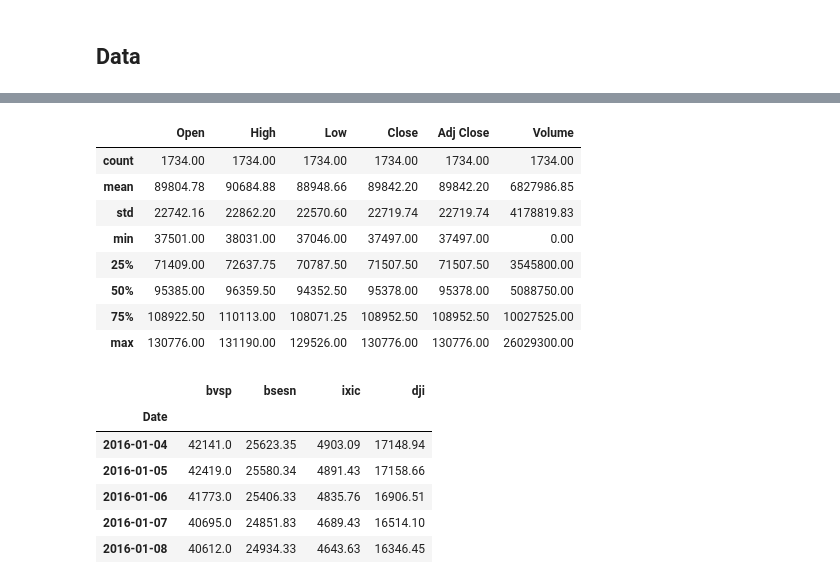
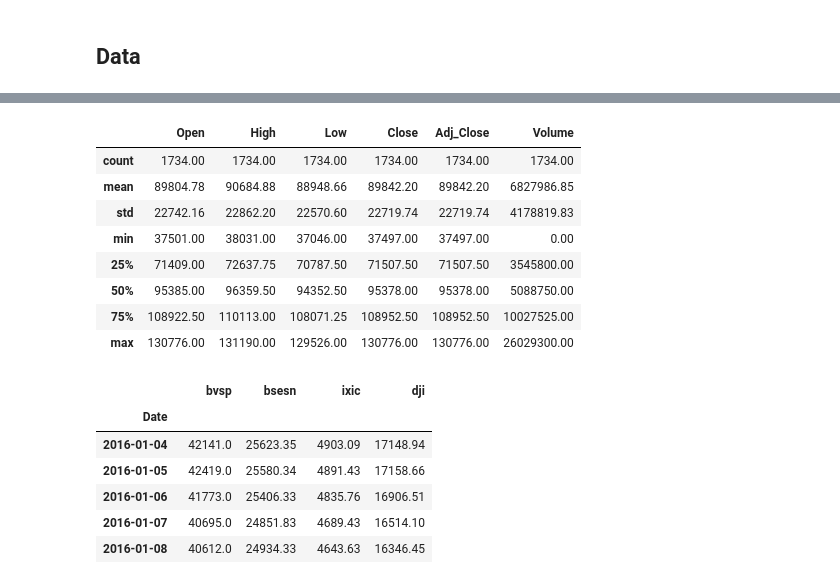
Before and after one commit to fernandopmarciano/Data_Analisys, a Jupyter notebook: Market_Forecast/notebook.ipynb, the cells around one changed output, grey strips where cells are left out. Drawn from its saved outputs; the diff is of its cells as text; code cells hidden in the pictures.

```diff
--- a/Market_Forecast/notebook.ipynb
+++ b/Market_Forecast/notebook.ipynb
@@ -18,4 +18,9 @@ bvsp_raw_data = yf.download('^BVSP', start='2016-01-01', end='2023-01-01', progr
 bsesn_raw_data = yf.download('^BSESN', start='2016-01-01', end='2023-01-01', progress=False) # S&P BSE SENSEX
 ixic_raw_data = yf.download('^IXIC', start='2016-01-01', end='2023-01-01', progress=False) # Nasdaq
 dji_raw_data = yf.download('^DJI', start='2016-01-01', end='2023-01-01', progress=False) # Dow Jones Industrial Average
+# %%
+bvsp_data = bvsp_raw_data.rename({'Adj Close': 'Adj_Close'}, axis=1)
+bsesn_data = bsesn_raw_data.rename({'Adj Close': 'Adj_Close'}, axis=1)
+ixic_data = ixic_raw_data.rename({'Adj Close': 'Adj_Close'}, axis=1)
+dji_data = dji_raw_data.rename({'Adj Close': 'Adj_Close'}, axis=1)
 # %%
@@ -25,7 +47,7 @@ Index(['Open', 'High', 'Low', 'Close', 'Adj Close', 'Volume'], dtype='object')
 # %%
-round(bvsp_raw_data.describe(), 2)
+round(bvsp_data.describe(), 2)
 # %% [output]
-|  | Open | High | Low | Close | Adj Close | Volume |
+|  | Open | High | Low | Close | Adj_Close | Volume |
 | count | 1734.00 | 1734.00 | 1734.00 | 1734.00 | 1734.00 | 1734.00 |
 | mean | 89804.78 | 90684.88 | 88948.66 | 89842.20 | 89842.20 | 6827986.85 |
 | std | 22742.16 | 22862.20 | 22570.60 | 22719.74 | 22719.74 | 4178819.83 |
```
Also changed, not shown: parts of 22 cells of this notebook, 1 other file.
